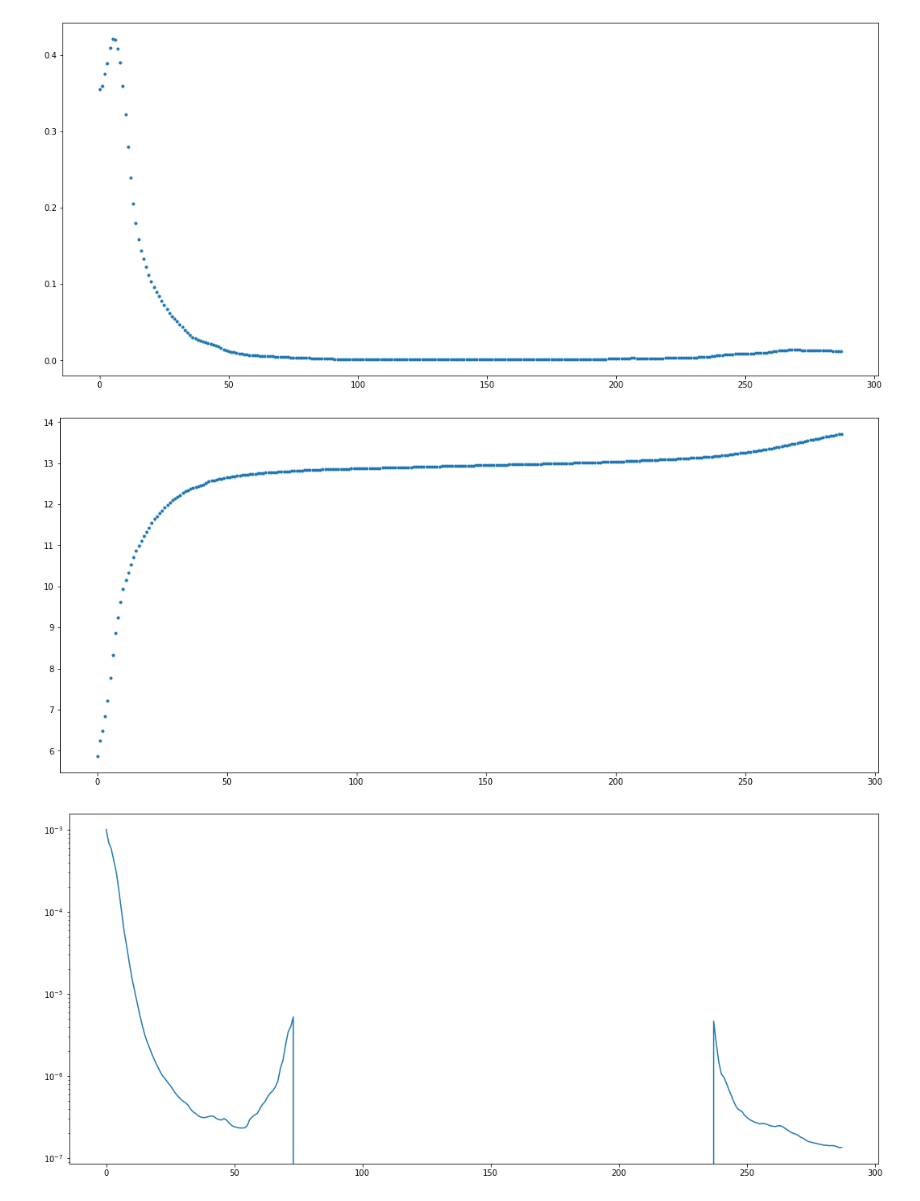
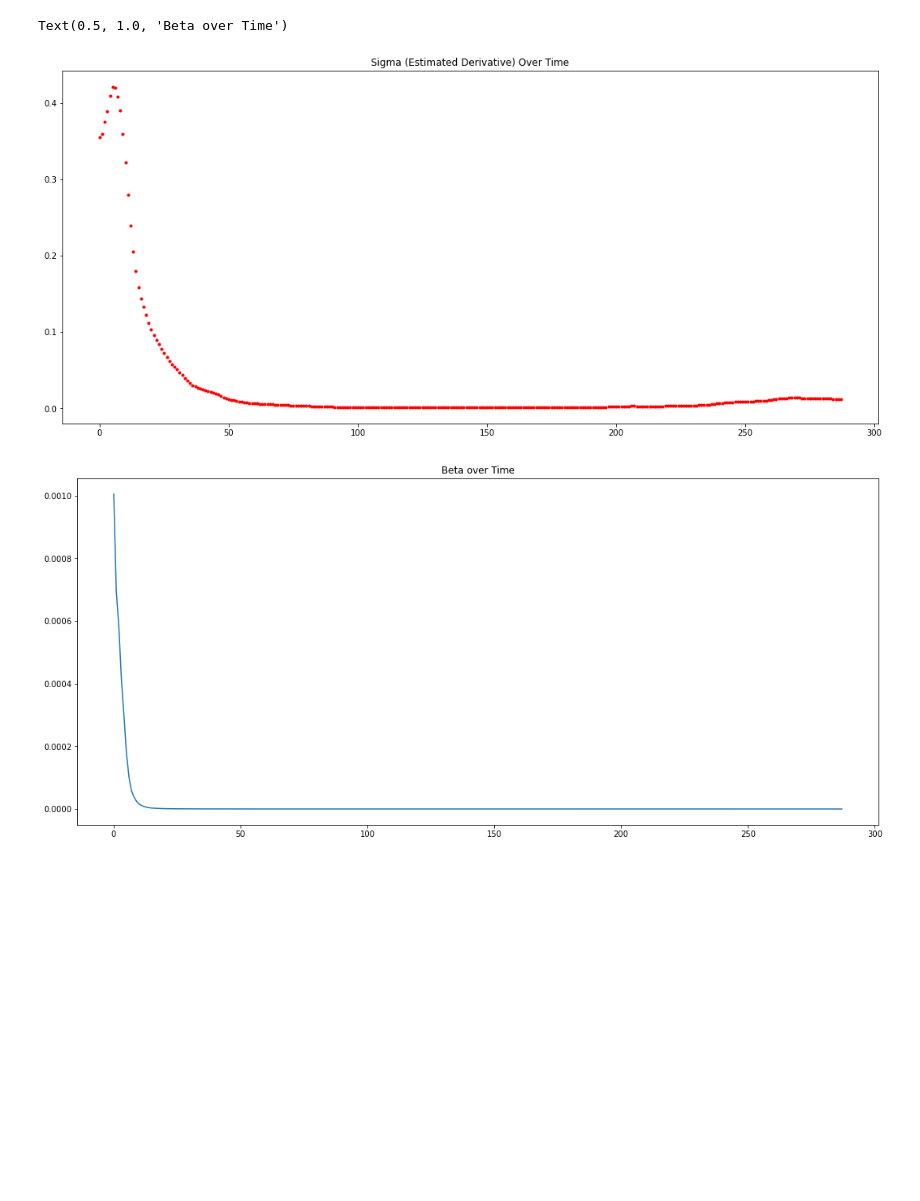
Before and after one commit to holiday-pettijohn/COVID-Tracking-Biola-Summer, a Jupyter notebook: Code/Beta Approximation.ipynb, the cells around one changed output. Saved outputs shown, nothing was run; the diff lists cells and outputs as text; code cells hidden in the pictures; blank space fills up the shorter version.

```diff
--- a/Code/Beta Approximation.ipynb
+++ b/Code/Beta Approximation.ipynb
@@ -21,7 +25,7 @@ def getGamma(infect, dead):
 def approxRecovered(infect):
     recovG = np.zeros(len(infect))
     for i in range(len(infect) - 13):
-        recovG[i + 13] = infect[i]
+        recovG[i + 13] = infect[i] - dead[i + 13]
     return recovG
 
 
@@ -38,9 +42,9 @@ def getBeta(pop, q, infect, dead):
     Beta = sigma * (q * pop + It[halfwin:len(It)-halfwin] - Zt[halfwin:len(It)-halfwin]) / (It[halfwin:len(It)-halfwin] * (q * pop - Zt[halfwin:len(It)-halfwin]))
 
     fig,ax = plt.subplots(figsize = (18,8))
-    ax.plot(sigma, '.')
-    fig,ax = plt.subplots(figsize = (18,8))
-    ax.plot(np.log(infect[halfwin:len(infectN)-halfwin]), '.')
+    ax.plot(sigma, '.', color = 'red')
+    ax.set_title("Sigma (Estimated Derivative) Over Time")
+
     return Beta
 
 
@@ -113,30 +118,31 @@ To use the future default and silence this warning we advise to pass `rcond=None
 # %%
 pathc="../Data/Covid Tracking State Data/"
 # modify the path syntax based on the current platform
 if platform.system() == "Windows":
     pathc.replace("/", "\\")
 
 filename = "NY.csv"
 
 dates, infectRaw, recovRaw, deadRaw = SIRD_Model.loadData(pathc + filename)
 
 pop = 20201249
 numDays = 300
 daysToPredict = 30
 infect = infectRaw[0:numDays]
 dead = deadRaw[0:numDays]
 
 gamma = getGamma(infect,dead)
-q = 0.07
+q = .0754
 beta = getBeta(pop, q, infect, dead)
 #print(gamma, beta)
 
 fig, ax = plt.subplots(figsize = (18,8))
 ax.plot(beta)
-plt.yscale("log")
+ax.set_title("Beta over Time")
+#plt.yscale("log")
 # %% [output]
 To use the future default and silence this warning we advise to pass `rcond=None`, to keep using the old, explicitly pass `rcond=-1`.
   gamma = np.linalg.lstsq(infect, recovGD)[0]
+Text(0.5, 1.0, 'Beta over Time')
-[figure, old version]
+[figure, new version]
-[figure, old version]
+[figure, new version]
-[figure, removed]
```
Also changed, not shown: parts of 5 cells of this notebook.
